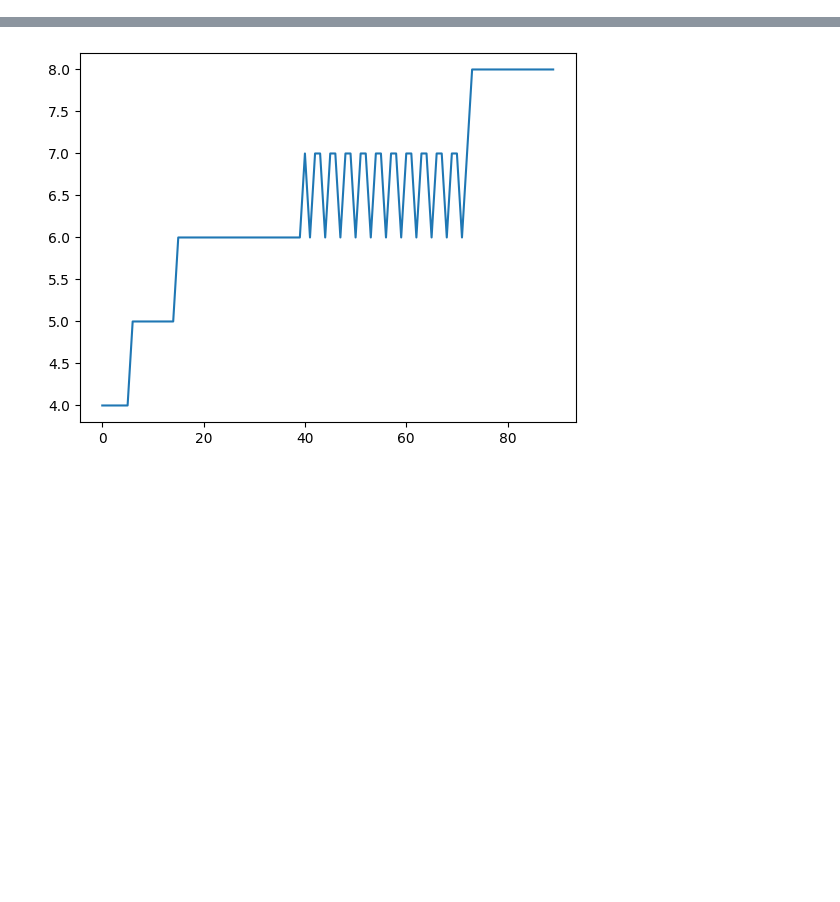
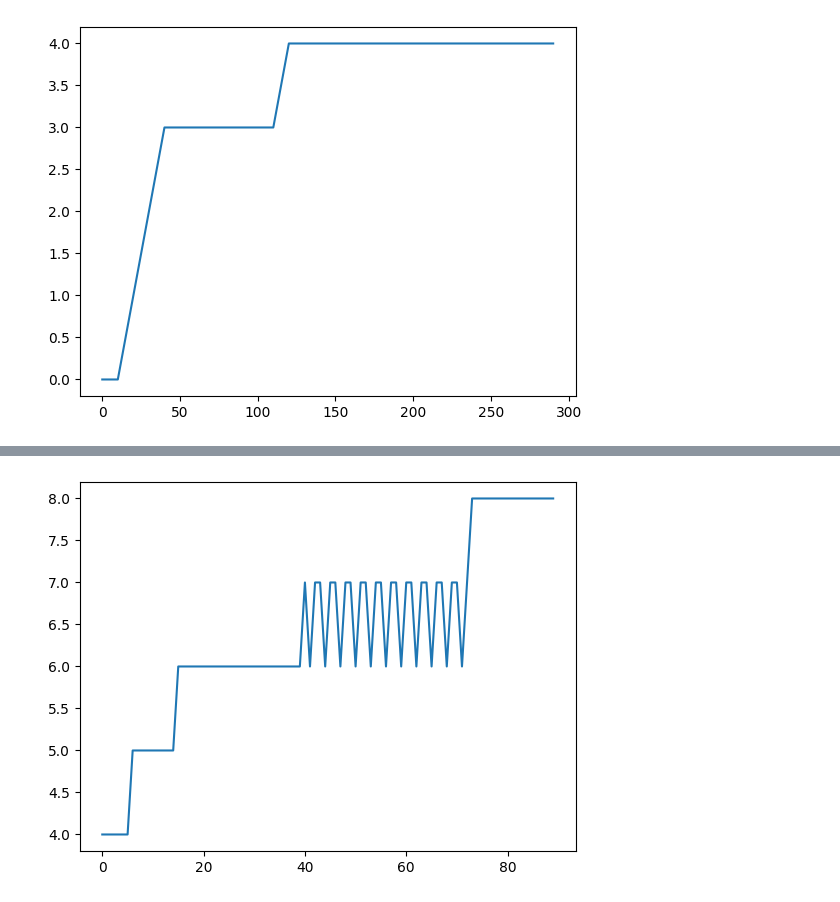
Before and after one commit to MinhasKamal/AIBeginnerCode, a Jupyter notebook: SimpleNeuralNetwork.ipynb, the cells around one changed output, grey strips where cells are left out. Drawn from its saved outputs; the diff is of its cells as text; code cells hidden in the pictures; blank space fills up the shorter version.

```diff
--- a/SimpleNeuralNetwork.ipynb
+++ b/SimpleNeuralNetwork.ipynb
@@ -0,0 +145,55 @@
+# %%
+### 4 ###
+class Neuron:
+    def __init__(self):
+        self.w1 = 0.5
+        self.w2 = 0.1
+        self.t = 2.3
+
+    def learn(self, o, s, c):
+        error = self.decide(o, s) - c
+        self.w1 -= 0.01 * error * o
+        self.w2 -= 0.01 * error * s
+        self.t += 0.01 * error
+
+    def decide(self, o, s):
+        c = 0
+        if (o*self.w1 + s*self.w2) > self.t:
+            c = 1
+        return c
+
+data = [[1, 1, 1],
+        [1, 0, 1],
+        [0, 1, 1],
+        [0, 0, 1]]
+
+def runTraining(neuron):
+    for row in data:
+        neuron.learn(row[0], row[1], row[2])
+
+def runTesting(neuron):
+    return [neuron.decide(row[0], row[1]) for row in data]
+
+def runEvaluation(neuron):
+    results = runTesting(neuron)
+    performance = 0
+    for row, result in zip(data, results):
+        if row[2] == result:
+          performance += 1
+    return performance
+
+import matplotlib.pyplot as plt
+
+if __name__ == "__main__":
+    neuron = Neuron()
+
+    performanceImprovement = []
+    for i in range(30):
+        for j in range(10):
+            runTraining(neuron)
+        performanceImprovement.append(runEvaluation(neuron))
+
+    plt.plot([i*10 for i in range(30)], performanceImprovement)
+    plt.show()
+# %% [output]
+[figure, added]
```
Also changed, not shown: parts of 5 cells of this notebook.
